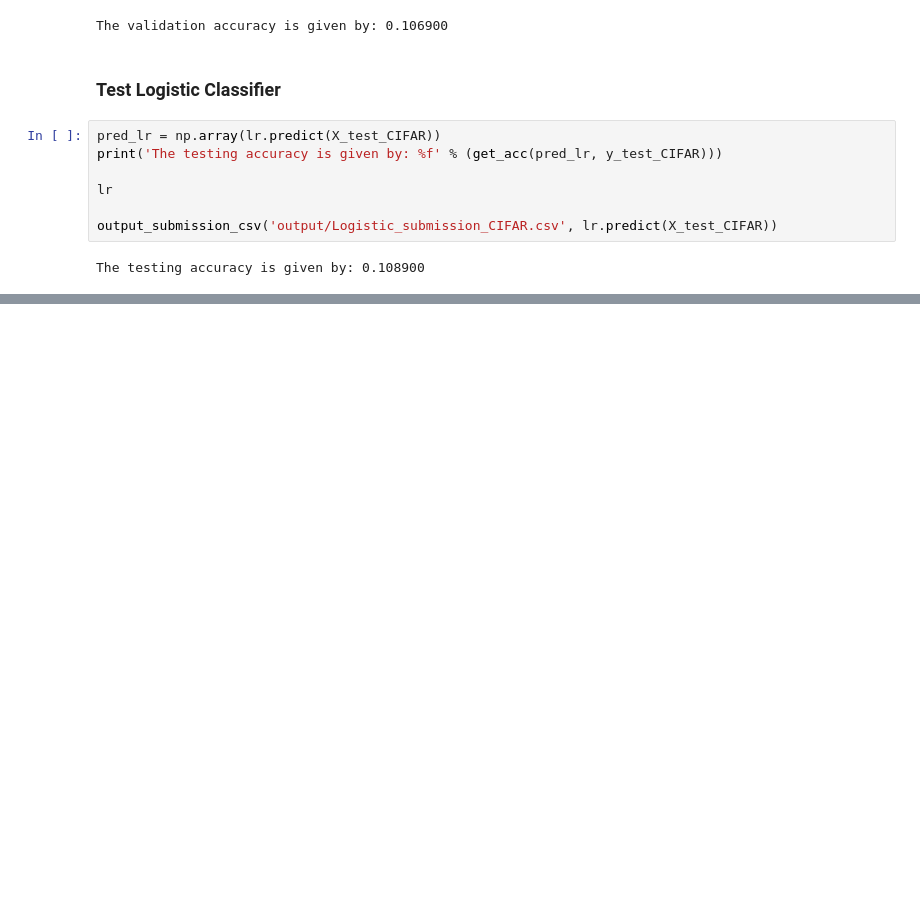
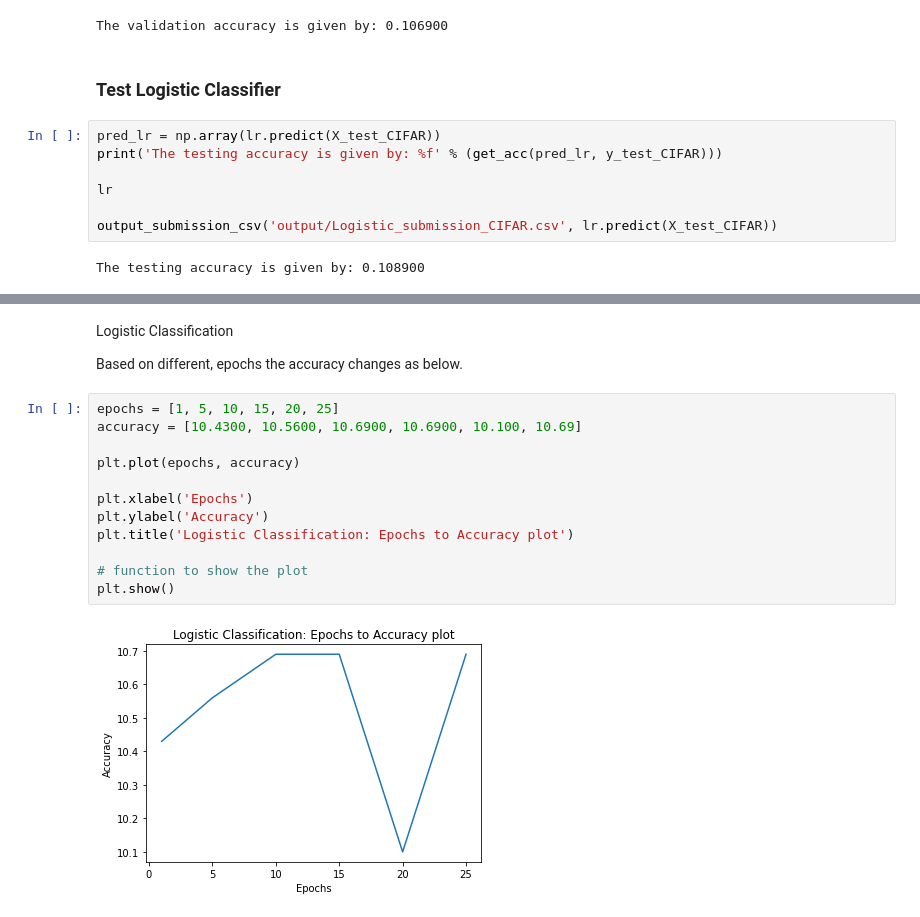
Before and after one commit to nvk681/Image_classification, a Jupyter notebook: code_assignment.ipynb, the cells around one changed output, grey strips where cells are left out. Saved outputs shown, nothing was run; the diff lists cells and outputs as text; blank space fills up the shorter version.

```diff
--- a/code_assignment.ipynb
+++ b/code_assignment.ipynb
@@ -298,0 +353,18 @@ The testing accuracy is given by: 0.108900
+# %% [markdown]
+Logistic Classification
+
+Based on different, epochs the accuracy changes as below.
+# %%
+epochs = [1, 5, 10, 15, 20, 25]
+accuracy = [10.4300, 10.5600, 10.6900, 10.6900, 10.100, 10.69]
+
+plt.plot(epochs, accuracy)
+
+plt.xlabel('Epochs')
+plt.ylabel('Accuracy')
+plt.title('Logistic Classification: Epochs to Accuracy plot')
+
+# function to show the plot
+plt.show()
+# %% [output]
+[figure, added]
```
Also changed, not shown: parts of 8 cells of this notebook.
